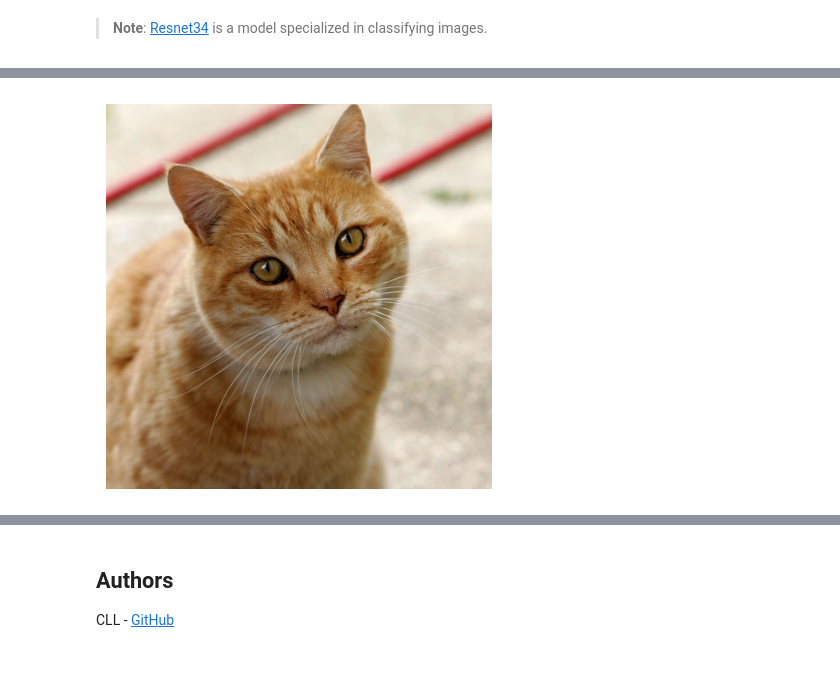
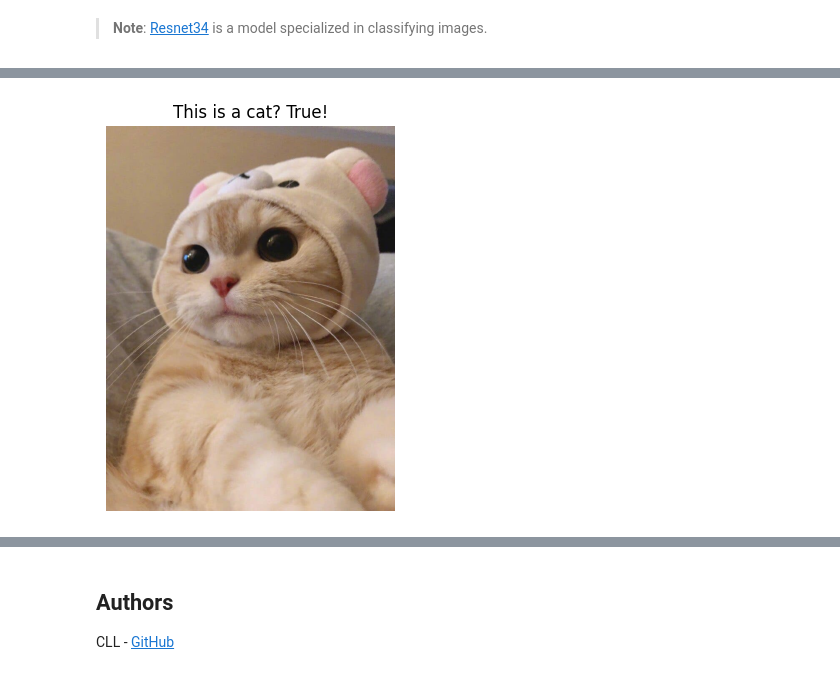
Before and after one commit to CllsPy/ML-Recipes, a Jupyter notebook: Image Classification Fastai/fastai-Vision-Task-Cat-or-Dog.ipynb, the cells around one changed output, grey strips where cells are left out. Saved outputs shown, nothing was run; the diff lists cells and outputs as text; code cells hidden in the pictures.

```diff
--- a/Image Classification Fastai/fastai-Vision-Task-Cat-or-Dog.ipynb
+++ b/Image Classification Fastai/fastai-Vision-Task-Cat-or-Dog.ipynb
@@ -87,10 +83,13 @@ Downloading: "https://download.pytorch.org/models/resnet34-b627a593.pth" to /roo
 # %% [markdown]
 > **Note**: [Resnet34](https://arxiv.org/abs/1512.03385) is a model specialized in classifying images.
 # %%
-img = PILImage.create('/kaggle/input/cattest/Cat03.jpg')
+img = PILImage.create('/kaggle/input/cat2test/cat.jpg')
 
 plt.figure(figsize=(12, 5))
 plt.imshow(img)
 plt.axis('off')
+
+is_cat,_,probs = learn.predict(img)
+plt.title(f"This is a cat? {is_cat}!")
 plt.show()
 # %% [output]
@@ -97 +97 @@ plt.show()
-[figure, old version]
+[figure, new version]
```
Also changed, not shown: parts of 6 cells of this notebook.
